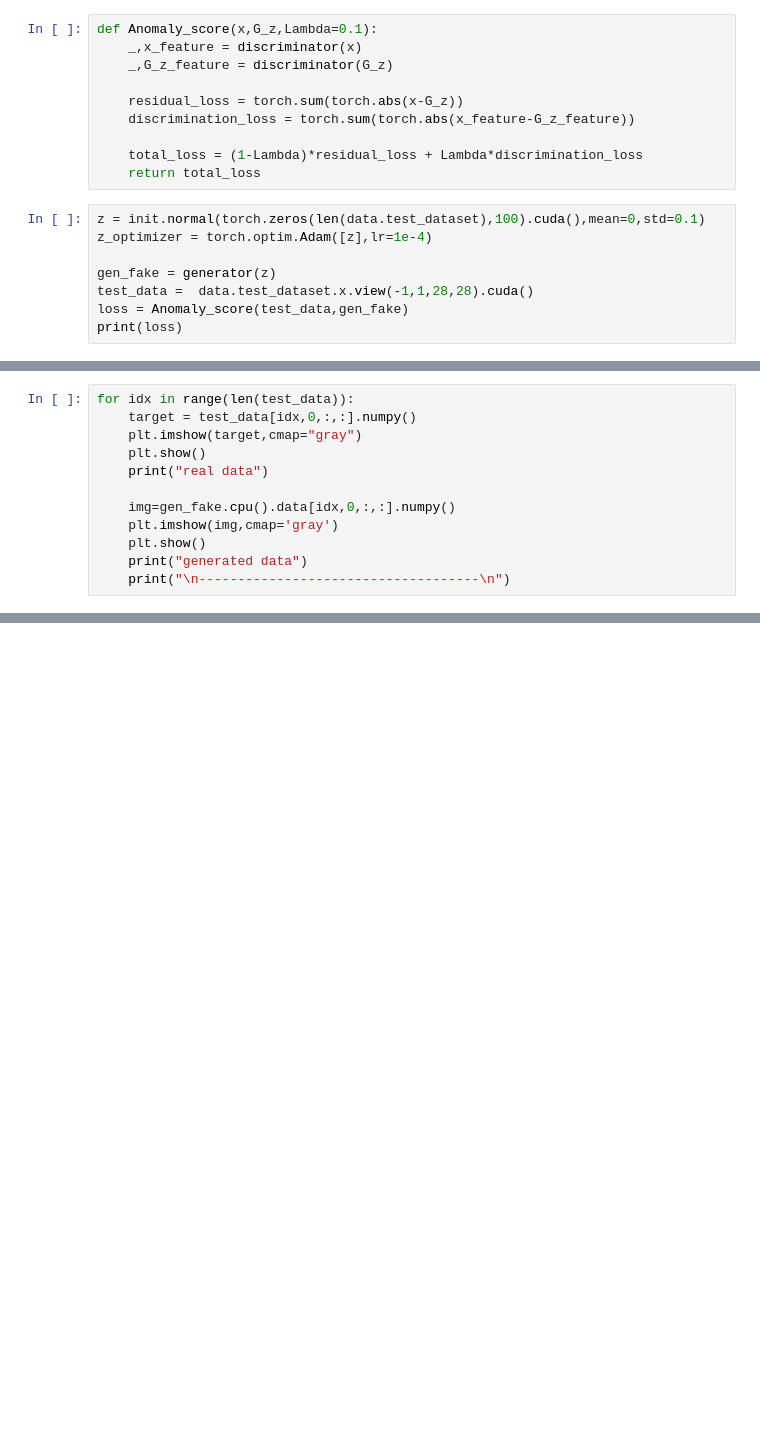
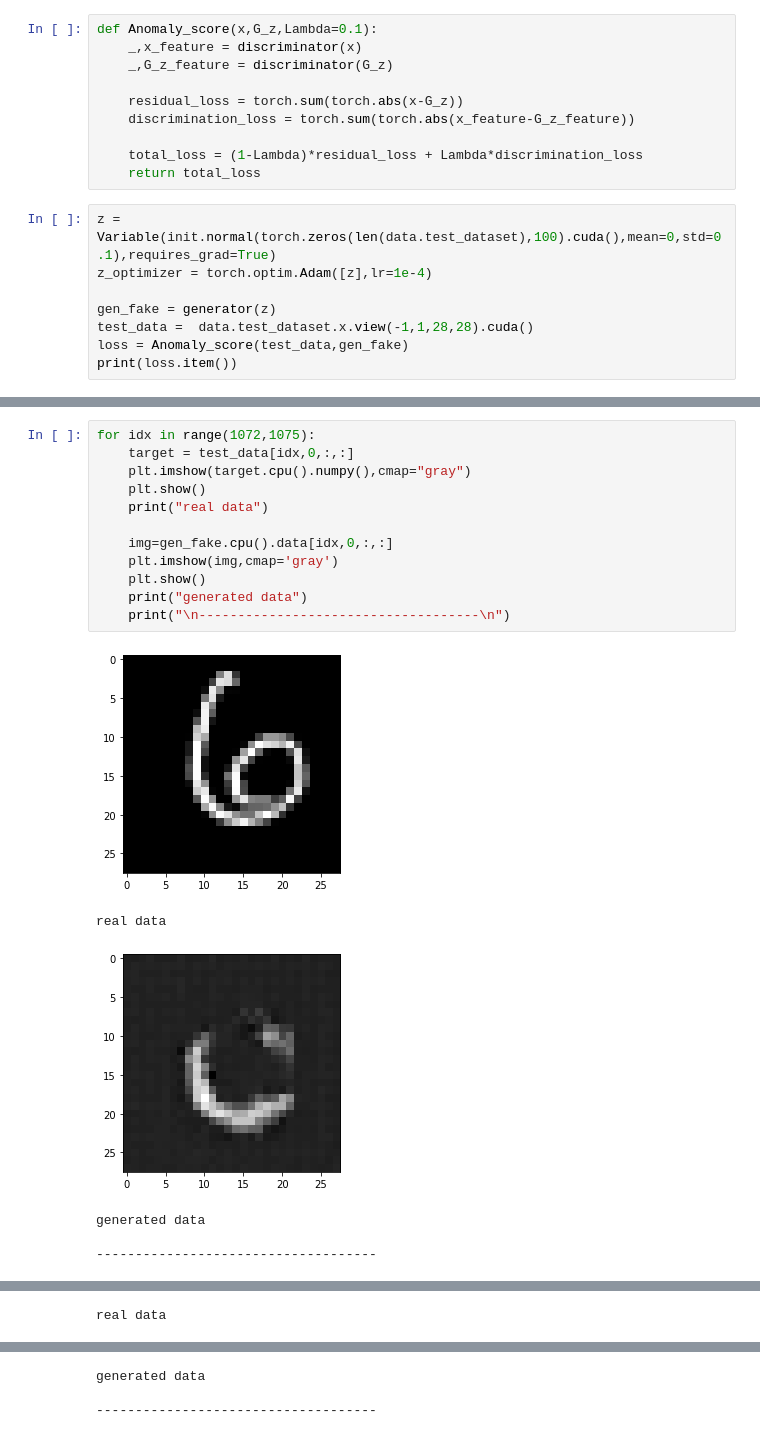
Before and after one commit to rlqja1107/Anomaly_Detection-PBL, a Jupyter notebook: anogan.ipynb, the cells around one changed output, grey strips where cells are left out. Cells and saved outputs as stored; diff of their text form; blank space fills up the shorter version.

```diff
--- a/anogan.ipynb
+++ b/anogan.ipynb
@@ -248,11 +270,11 @@ def Anomaly_score(x,G_z,Lambda=0.1):
     total_loss = (1-Lambda)*residual_loss + Lambda*discrimination_loss
     return total_loss
 # %%
-z = init.normal(torch.zeros(len(data.test_dataset),100).cuda(),mean=0,std=0.1)
+z = Variable(init.normal(torch.zeros(len(data.test_dataset),100).cuda(),mean=0,std=0.1),requires_grad=True)
 z_optimizer = torch.optim.Adam([z],lr=1e-4)
 
 gen_fake = generator(z)
 test_data =  data.test_dataset.x.view(-1,1,28,28).cuda()
 loss = Anomaly_score(test_data,gen_fake)
-print(loss)
+print(loss.item())
 # %% [output]
@@ -286,12 +332,19 @@ y = data.test_data.y
 # %%
-for idx in range(len(test_data)):
-    target = test_data[idx,0,:,:].numpy()
-    plt.imshow(target,cmap="gray")
+for idx in range(1072,1075):
+    target = test_data[idx,0,:,:]
+    plt.imshow(target.cpu().numpy(),cmap="gray")
     plt.show()
     print("real data")
 
-    img=gen_fake.cpu().data[idx,0,:,:].numpy()
+    img=gen_fake.cpu().data[idx,0,:,:]
     plt.imshow(img,cmap='gray')
     plt.show()
     print("generated data")
     print("\n------------------------------------\n")
+# %% [output]
+[figure, added]
+real data
+[figure, added]
+generated data
+
+------------------------------------
@@ -297,0 +352 @@ for idx in range(len(test_data)):
+real data
@@ -297,0 +354,3 @@ for idx in range(len(test_data)):
+generated data
+
+------------------------------------
```
Also changed, not shown: parts of 21 cells of this notebook.
